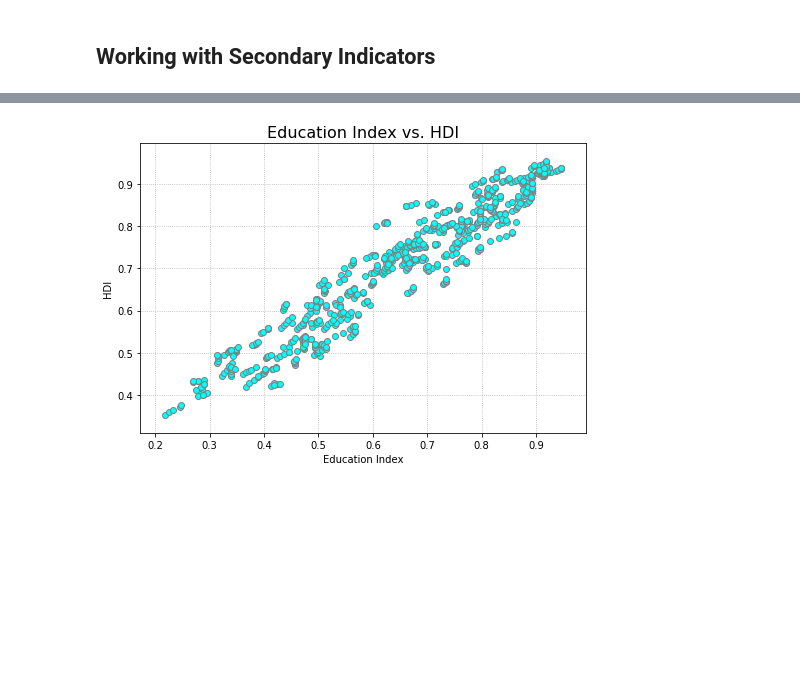
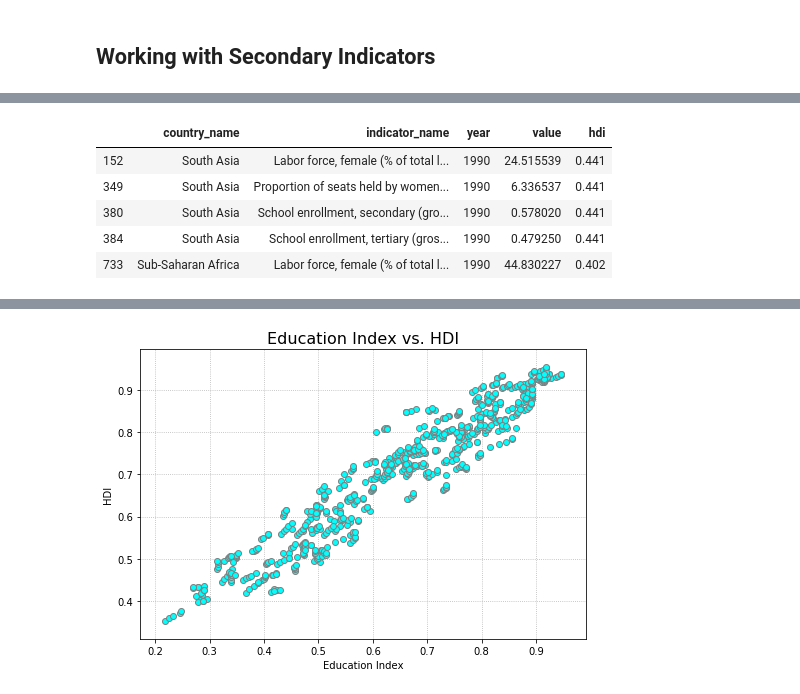
Before and after one commit to linmck/finalproject, a Jupyter notebook: Predict_HDI.ipynb, the cells around one changed output, grey strips where cells are left out. Saved outputs shown, nothing was run; the diff lists cells and outputs as text; code cells hidden in the pictures; blank space fills up the shorter version.

```diff
--- a/Predict_HDI.ipynb
+++ b/Predict_HDI.ipynb
@@ -411,14 +420,24 @@ secondary_indicators_education.to_csv(filepath)
 # %%
-secondary_indicators_gender = combined_indicators_final[combined_indicators_final['indicator_name'].isin([
+gender_indicators = [
     "Gender Inequality Index",
     "Labor force, female (% of total labor force)",
     "Unemployment, female (% of female labor force) (modeled ILO estimate)"
     "School enrollment, primary (gross), gender parity index (GPI)",
     "School enrollment, secondary (gross), gender parity index (GPI)",
     "School enrollment, tertiary (gross), gender parity index (GPI)",
-    "Proportion of seats held by women in national parliaments (%)"]) ]
-secondary_indicators_gender.head()
+    "Proportion of seats held by women in national parliaments (%)"]
+
+secondary_indicators_gender = combined_indicators_final[combined_indicators_final['indicator_name'].isin(gender_indicators) ]
 
 filepath = os.path.join('resources','gender_df.csv')
 secondary_indicators_gender.to_csv(filepath)
+
+secondary_indicators_gender.head()
+# %% [output]
+|  | country_name | indicator_name | year | value | hdi |
+| 152 | South Asia | Labor force, female (% of total l... | 1990 | 24.515539 | 0.441 |
+| 349 | South Asia | Proportion of seats held by women... | 1990 | 6.336537 | 0.441 |
+| 380 | South Asia | School enrollment, secondary (gro... | 1990 | 0.578020 | 0.441 |
+| 384 | South Asia | School enrollment, tertiary (gros... | 1990 | 0.479250 | 0.441 |
+| 733 | Sub-Saharan Africa | Labor force, female (% of total l... | 1990 | 44.830227 | 0.402 |
 # %%
```
Also changed, not shown: parts of 10 cells of this notebook, 6 other files.
